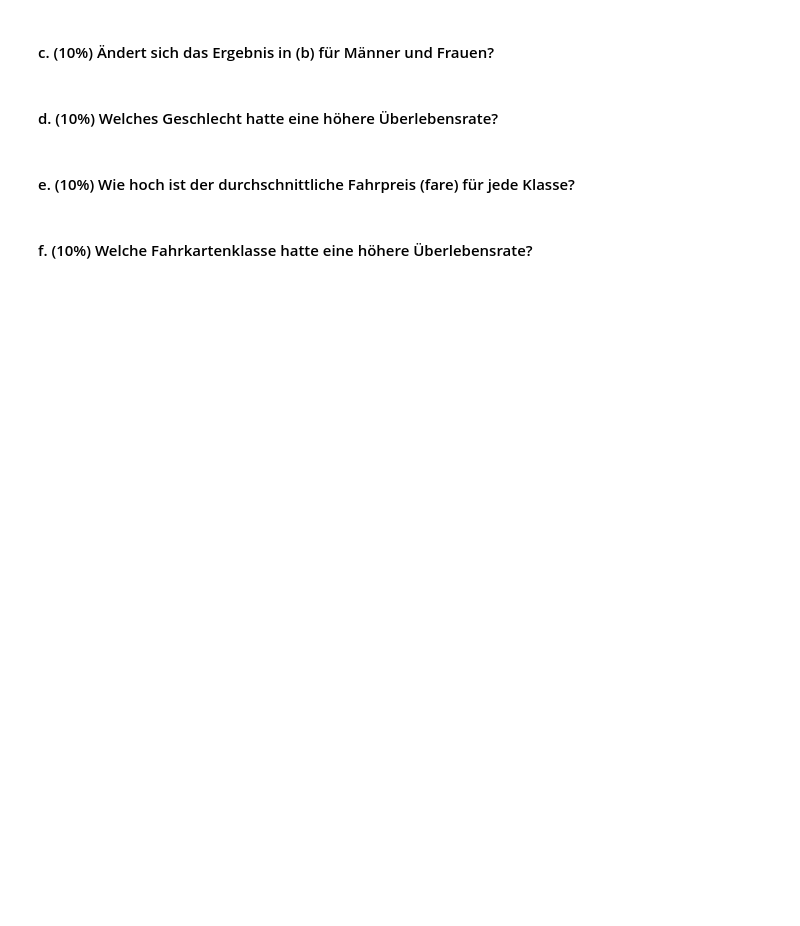
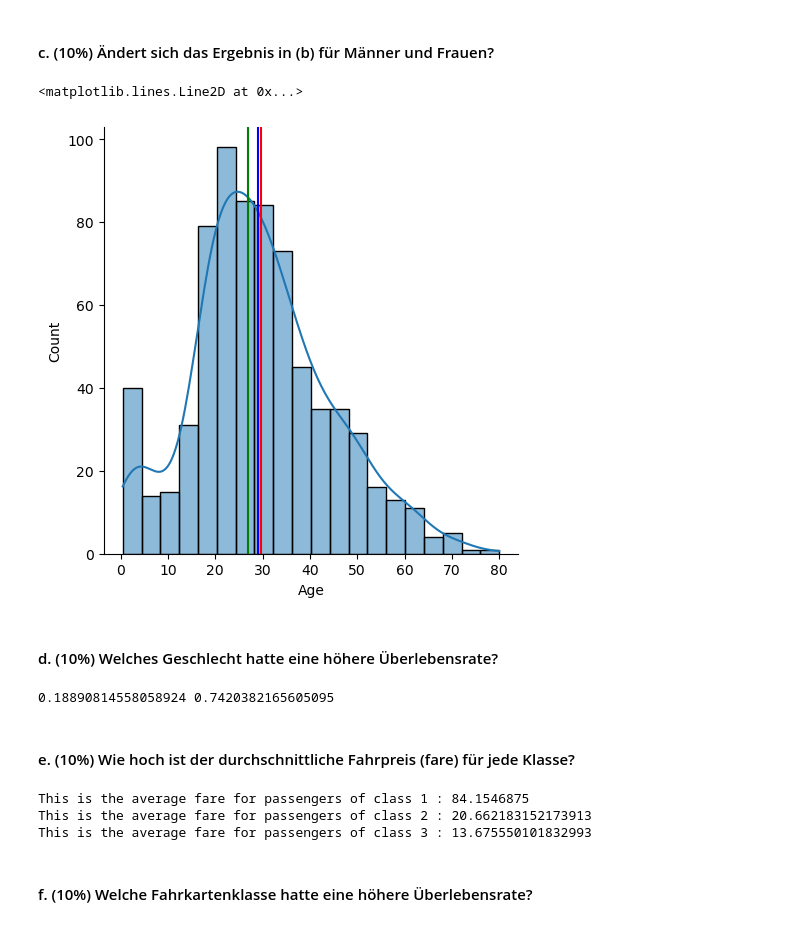
Before and after one commit to tomschewski/datascience1exercise, a Jupyter notebook: Exercise04/Exercise_pandas_seaborn.ipynb, the cells around one changed output. Saved outputs shown, nothing was run; the diff lists cells and outputs as text; code cells hidden in the pictures; blank space fills up the shorter version.

```diff
--- a/Exercise04/Exercise_pandas_seaborn.ipynb
+++ b/Exercise04/Exercise_pandas_seaborn.ipynb
@@ -167,8 +200,39 @@ df
 # %% [markdown]
 #### c. (10%) Ändert sich das Ergebnis in (b) für Männer und Frauen?
+# %%
+agemean = df['Age'].mean()
+agemedian_men = df.loc[df['Sex'] == 'm']['Age'].median()
+agemedian_women = df.loc[df['Sex'] == 'f']['Age'].median()
+#layer this ontop the graph we just had
+
+sns.displot(data=df['Age'], kde=True)
+plt.axvline(x=agemean, color='red')
+plt.axvline(x=agemedian_men, color='blue')
+plt.axvline(x=agemedian_women, color='green')
+
+#The result stays the same but men are just barely lower than the mean while women differ quite a bit more
+# %% [output]
+<matplotlib.lines.Line2D at 0x...>
+[figure, added]
 # %% [markdown]
 #### d. (10%) Welches Geschlecht hatte eine höhere Überlebensrate?
+# %%
+agemedian_men = df.loc[df['Sex'] == 'm']['Survived'].mean()
+agemedian_women = df.loc[df['Sex'] == 'f']['Survived'].mean()
+
+print(agemedian_men, agemedian_women)
+
+#women survived way more often than men, only about 19% of me survived while roughly 74% of women survived
+# %% [output]
+0.18890814558058924 0.7420382165605095
 # %% [markdown]
 #### e. (10%) Wie hoch ist der durchschnittliche Fahrpreis (fare) für jede Klasse?
+# %%
+for i in range(1, 4):
+    print(f"This is the average fare for passengers of class {i} : {df.loc[df['Pclass'] == i]['Fare'].mean()}")
+# %% [output]
+This is the average fare for passengers of class 1 : 84.1546875
+This is the average fare for passengers of class 2 : 20.662183152173913
+This is the average fare for passengers of class 3 : 13.675550101832993
 # %% [markdown]
 #### f. (10%) Welche Fahrkartenklasse hatte eine höhere Überlebensrate?
```
Also changed, not shown: parts of 6 cells of this notebook, 1 other file.
